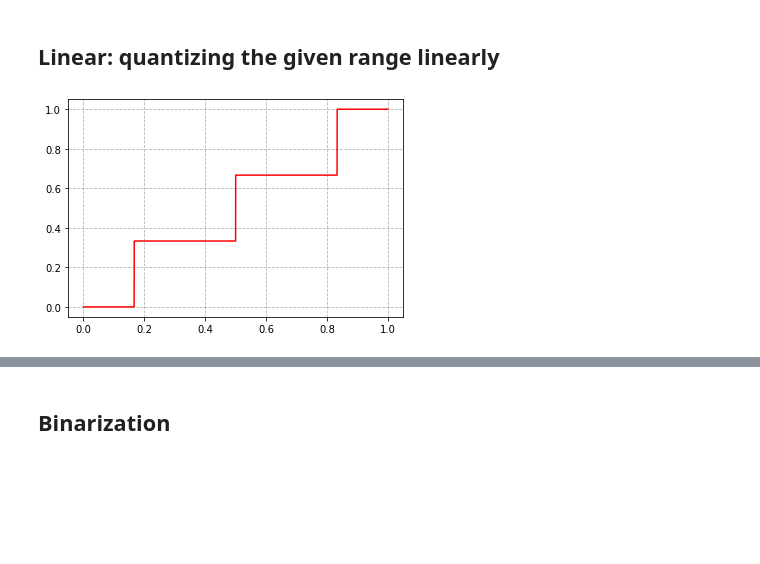
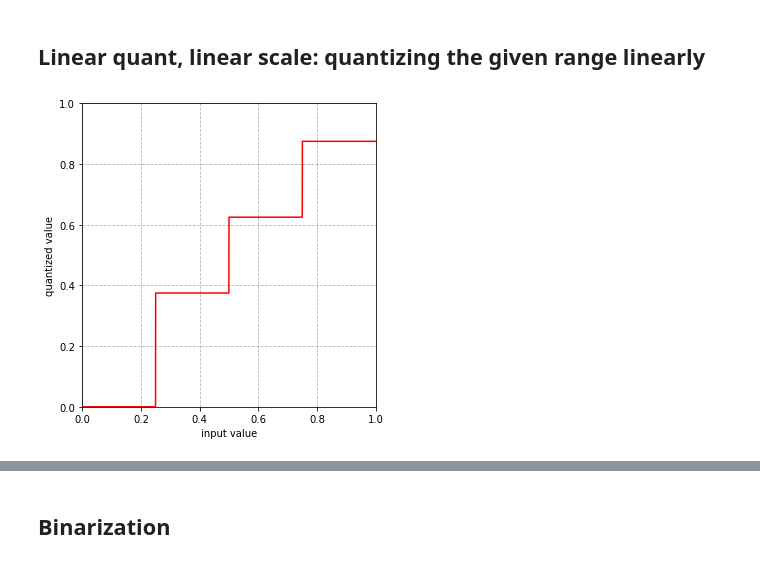
Before and after one commit to StonyBrookNLP/spiqa, a Jupyter notebook: quant_method_explain.ipynb, the cells around one changed output, grey strips where cells are left out. Drawn from its saved outputs; the diff is of its cells as text; code cells hidden in the pictures; blank space fills up the shorter version.

```diff
--- a/quant_method_explain.ipynb
+++ b/quant_method_explain.ipynb
@@ -5,19 +5,33 @@ import matplotlib.pyplot as plt
 from math import log, log2, floor
 from pprint import pprint
 
-dat = np.arange(0.0, 1.0, 0.00001)
+dat = np.arange(0.0, 1, 0.00001)
 num_bits = 2.0
 # %% [markdown]
-## Linear: quantizing the given range linearly
+## Linear quant, linear scale: quantizing the given range linearly
 # %%
-def linearQuant(data, bits, range=(0.0, 1.0)):
-    base = (range[1] - range[0]) / (2.0**bits-1)
-    return np.floor(data / base + 0.5) * base
+def linearQuantMidVal(data, bits, quant_range=(0.0, 1.0)):
+    base = (quant_range[1] - quant_range[0]) / (2.0**bits)
+    cutpoints = [quant_range[0]] + [(i+1)*base for i in range(int(2.0**bits))]
+    offset_val = (cutpoints[0] + cutpoints[1]) / 2
+    res = np.floor(data / base) * base + offset_val
+    res[data < cutpoints[1]] = 0.0
+    return res
 
-linear_quant_dat = linearQuant(dat, num_bits)
+linear_quant_dat = linearQuantMidVal(dat, num_bits)
+
 plt.plot(dat, linear_quant_dat, 'r-')
 plt.grid(linestyle='--', color='grey', alpha=0.6)
+# plt.xticks(np.arange(0, 1, step=0.1))
+# plt.yticks(np.arange(0, 1, step=0.1))
+plt.xlim(0, 1)
+plt.ylim(0, 1)
+plt.xlabel('input value')
+plt.ylabel('quantized value')
+fig = plt.gcf()
+fig.set_size_inches(5, 5)
+plt.tight_layout()
 plt.show()
 plt.close()
 # %% [output]
-[figure, old version]
+[figure, new version]
```
Also changed, not shown: parts of 11 cells of this notebook, 4 other files.
